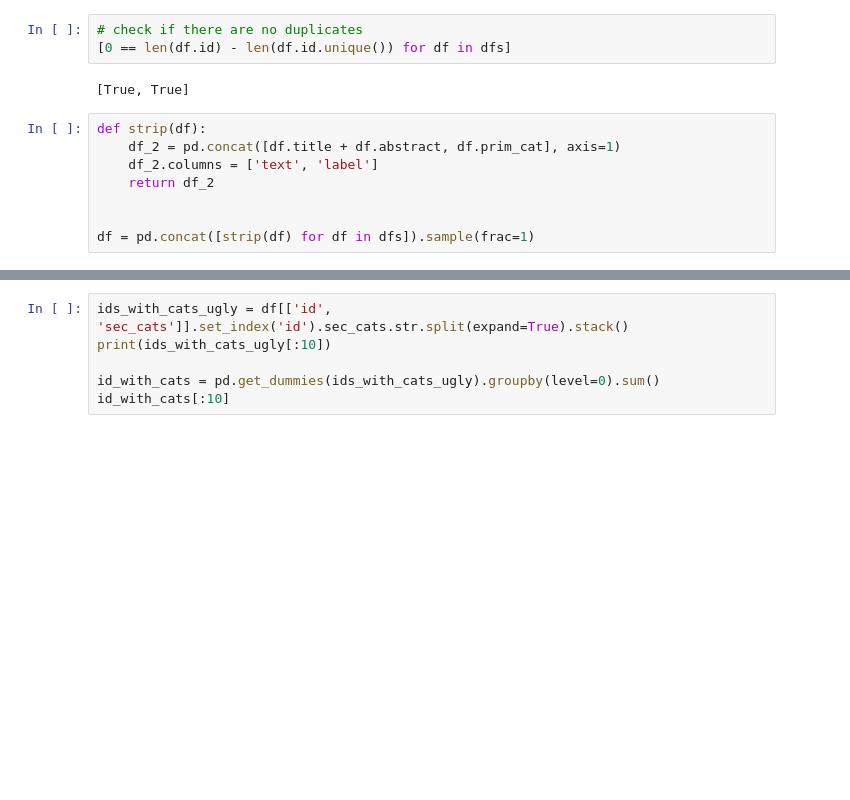
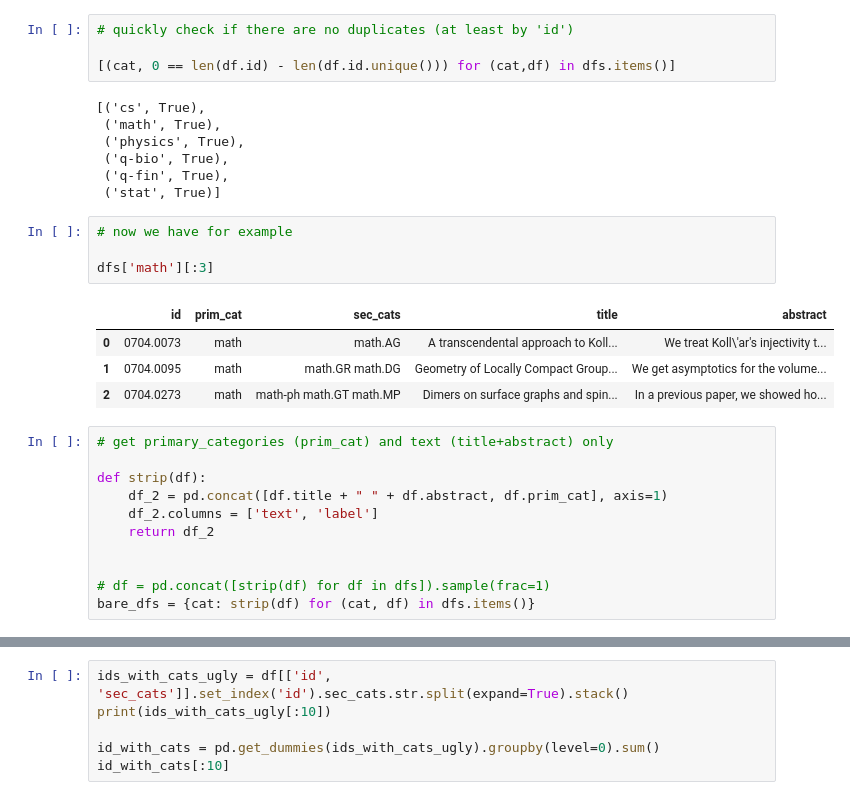
Before and after one commit to olszewskip/musings, a Jupyter notebook: arXiv_explore.ipynb, the cells around one changed output, grey strips where cells are left out. Drawn from its saved outputs; the diff is of its cells as text; blank space fills up the shorter version.

```diff
--- a/arXiv_explore.ipynb
+++ b/arXiv_explore.ipynb
@@ -11,13 +31,31 @@ dfs = [df_qbio, df_qfin]
 # %%
-# check if there are no duplicates
-[0 == len(df.id) - len(df.id.unique()) for df in dfs]
+# quickly check if there are no duplicates (at least by 'id')
+
+[(cat, 0 == len(df.id) - len(df.id.unique())) for (cat,df) in dfs.items()]
 # %% [output]
-[True, True]
+[('cs', True),
+ ('math', True),
+ ('physics', True),
+ ('q-bio', True),
+ ('q-fin', True),
+ ('stat', True)]
+# %%
+# now we have for example
+
+dfs['math'][:3]
+# %% [output]
+|  | id | prim_cat | sec_cats | title | abstract |
+| 0 | 0704.0073 | math | math.AG | A transcendental approach to Koll... | We treat Koll\'ar's injectivity t... |
+| 1 | 0704.0095 | math | math.GR math.DG | Geometry of Locally Compact Group... | We get asymptotics for the volume... |
+| 2 | 0704.0273 | math | math-ph math.GT math.MP | Dimers on surface graphs and spin... | In a previous paper, we showed ho... |
 # %%
+# get primary_categories (prim_cat) and text (title+abstract) only
+
 def strip(df):
-    df_2 = pd.concat([df.title + df.abstract, df.prim_cat], axis=1)
+    df_2 = pd.concat([df.title + " " + df.abstract, df.prim_cat], axis=1)
     df_2.columns = ['text', 'label']
     return df_2
 
 
-df = pd.concat([strip(df) for df in dfs]).sample(frac=1)
+# df = pd.concat([strip(df) for df in dfs]).sample(frac=1)
+bare_dfs = {cat: strip(df) for (cat, df) in dfs.items()}
```
Also changed, not shown: parts of 6 cells of this notebook.
